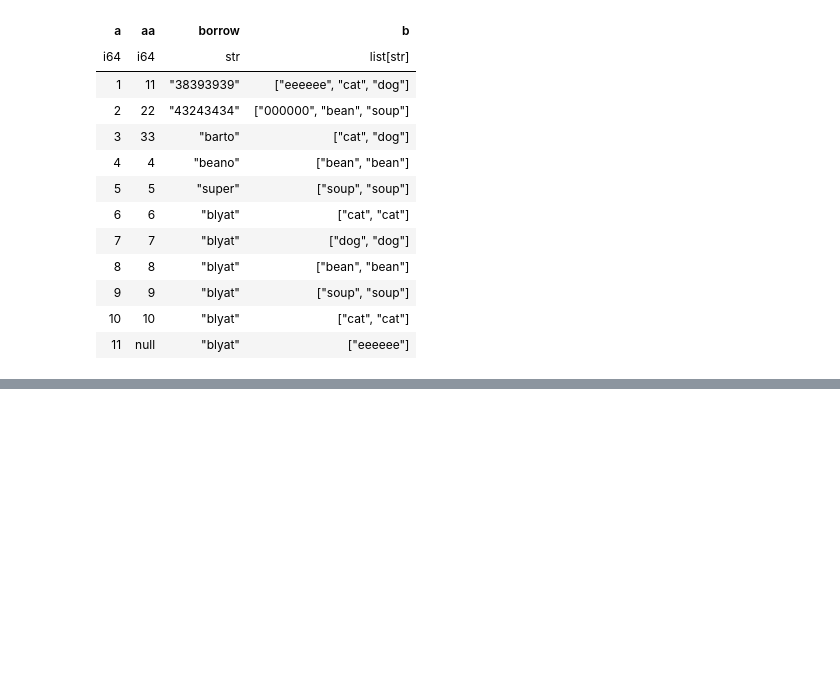
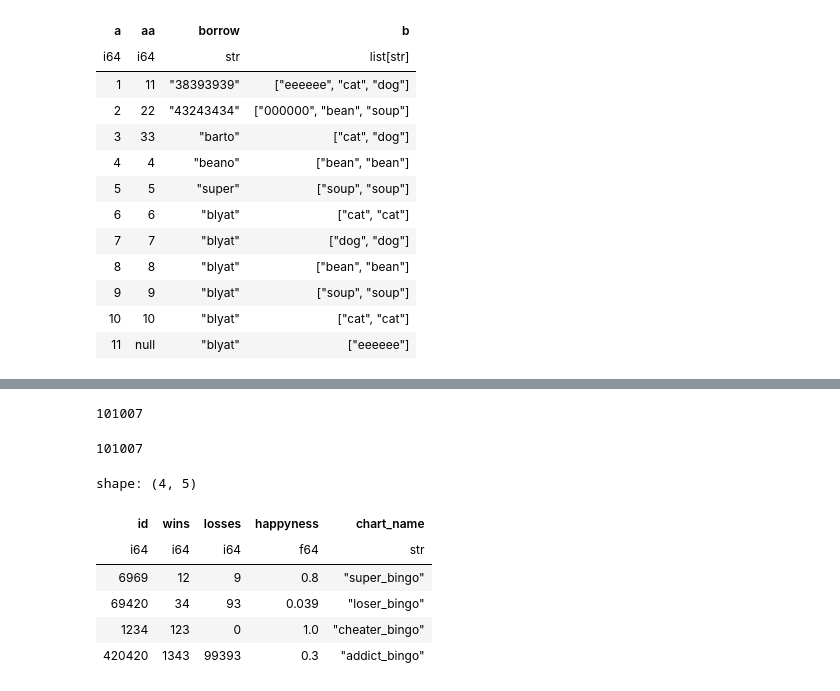
Before and after one commit to WolfEYc/personal-python-sandbox, a Jupyter notebook: notebooks/python_sand.ipynb, the cells around one changed output, grey strips where cells are left out. Saved outputs shown, nothing was run; the diff lists cells and outputs as text; code cells hidden in the pictures; blank space fills up the shorter version.

```diff
--- a/notebooks/python_sand.ipynb
+++ b/notebooks/python_sand.ipynb
@@ -193,0 +251,6 @@ shape: (11, 4)
+# %%
+with open("my_json_data.json") as file:
+    file_str = file.read()
+
+data = MyJsonData.model_validate_json(file_str)
+data
@@ -193,0 +294,23 @@ shape: (11, 4)
+# %%
+num_games_for_each = map(lambda x: x["losses"] + x["wins"], json_obj["bingos"])
+sum_games = sum(num_games_for_each)
+sum_games
+# %% [output]
+101007
+# %%
+num_games_for_each = map(lambda x: x.losses + x.wins, data.bingos)
+sum_games = sum(num_games_for_each)
+sum_games
+# %% [output]
+101007
+# %%
+bingos = pl.LazyFrame(json_obj["bingos"])
+bingos.collect()
+# %% [output]
+shape: (4, 5)
+| id | wins | losses | happyness | chart_name |
+| i64 | i64 | i64 | f64 | str |
+| 6969 | 12 | 9 | 0.8 | "super_bingo" |
+| 69420 | 34 | 93 | 0.039 | "loser_bingo" |
+| 1234 | 123 | 0 | 1.0 | "cheater_bingo" |
+| 420420 | 1343 | 99393 | 0.3 | "addict_bingo" |
```
Also changed, not shown: parts of 20 cells of this notebook, 2 other files.
